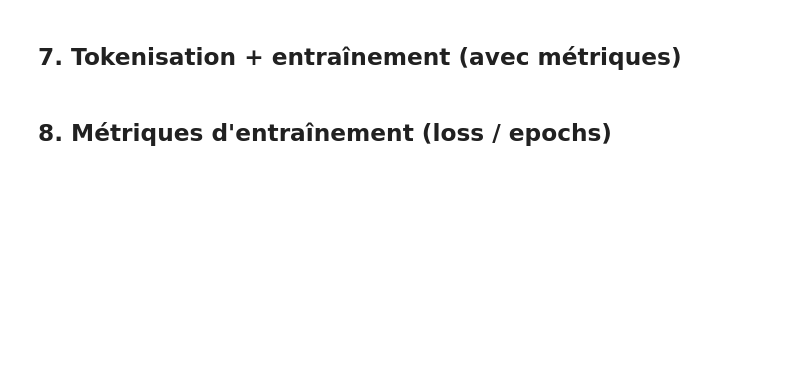
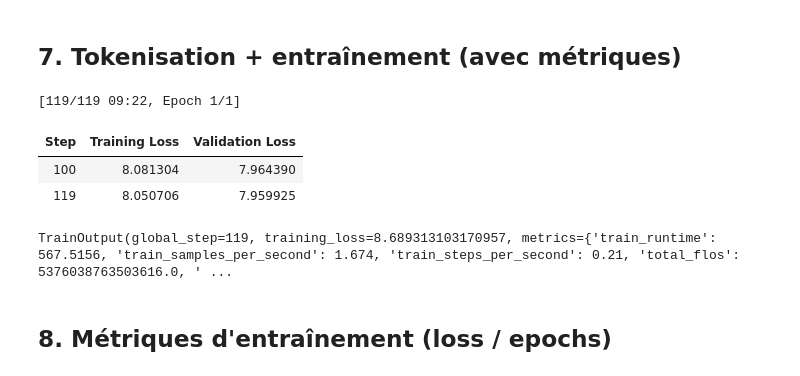
Before and after one commit to Lroq/hackathon_ynov, a Jupyter notebook: rendu/ia/medical_finetuning_colab.ipynb, the cells around one changed output. Drawn from its saved outputs; the diff is of its cells as text; code cells hidden in the pictures; blank space fills up the shorter version.

```diff
--- a/rendu/ia/medical_finetuning_colab.ipynb
+++ b/rendu/ia/medical_finetuning_colab.ipynb
@@ -25,8 +25,8 @@ import torch
 
 BASE_MODEL = "microsoft/Phi-3.5-mini-instruct"   # modèle de base (public)
 DATASET_ID = "ruslanmv/ai-medical-chatbot"       # dataset médical (public)
-N_SAMPLES  = 3000        # sous-échantillon pour un POC rapide (None = tout le dataset)
-MAX_LEN    = 512         # longueur max de séquence
+N_SAMPLES  = 1000        # sous-échantillon pour un POC rapide (None = tout le dataset)
+MAX_LEN    = 256         # longueur max de séquence
 EPOCHS     = 1
 LR         = 2e-4
 OUTPUT_DIR = "phi35_medical_lora"
@@ -122,42 +154,35 @@ model.print_trainable_parameters()
 # %%
 import inspect
 from transformers import TrainingArguments, Trainer, DataCollatorForLanguageModeling
 
 def tokenize(batch):
-    out = tok(batch["text"], truncation=True, padding="max_length", max_length=MAX_LEN)
-    out["labels"] = out["input_ids"].copy()
-    return out
+    return tok(batch["text"], truncation=True, max_length=MAX_LEN)  # padding géré par le collator
 
 tok_ds = ds.map(tokenize, batched=True, remove_columns=["text"])
 
-# Compat : 'eval_strategy' (transformers récents) vs 'evaluation_strategy' (anciens)
 ta_params = inspect.signature(TrainingArguments.__init__).parameters
 eval_key = "eval_strategy" if "eval_strategy" in ta_params else "evaluation_strategy"
 
 args = TrainingArguments(
-    output_dir=OUTPUT_DIR,
-    num_train_epochs=EPOCHS,
-    per_device_train_batch_size=2,
-    gradient_accumulation_steps=4,
-    learning_rate=LR,
-    warmup_ratio=0.03,
-    lr_scheduler_type="cosine",
-    logging_steps=10,
-    eval_steps=50,
-    save_steps=200,
-    save_total_limit=1,
-    fp16=True,
-    report_to="none",
-    dataloader_drop_last=True,
+    output_dir=OUTPUT_DIR, num_train_epochs=EPOCHS,
+    per_device_train_batch_size=4, gradient_accumulation_steps=2,
+    learning_rate=LR, warmup_steps=20, lr_scheduler_type="cosine",
+    logging_steps=10, eval_steps=100, save_strategy="no",
+    fp16=True, report_to="none", dataloader_drop_last=True,
     **{eval_key: "steps"},
 )
-
 trainer = Trainer(
     model=model, args=args,
     train_dataset=tok_ds["train"], eval_dataset=tok_ds["test"],
     data_collator=DataCollatorForLanguageModeling(tok, mlm=False),
 )
 trainer.train()
+# %% [output]
+[119/119 09:22, Epoch 1/1]
+| Step | Training Loss | Validation Loss |
+| 100 | 8.081304 | 7.964390 |
+| 119 | 8.050706 | 7.959925 |
+TrainOutput(global_step=119, training_loss=8.689313103170957, metrics={'train_runtime': 567.5156, 'train_samples_per_second': 1.674, 'train_steps_per_second': 0.21, 'total_flos': 5376038763503616.0, ' ...
 # %% [markdown]
 ## 8. Métriques d'entraînement (loss / epochs)
 # %%
```
Also changed, not shown: parts of 7 cells of this notebook.
